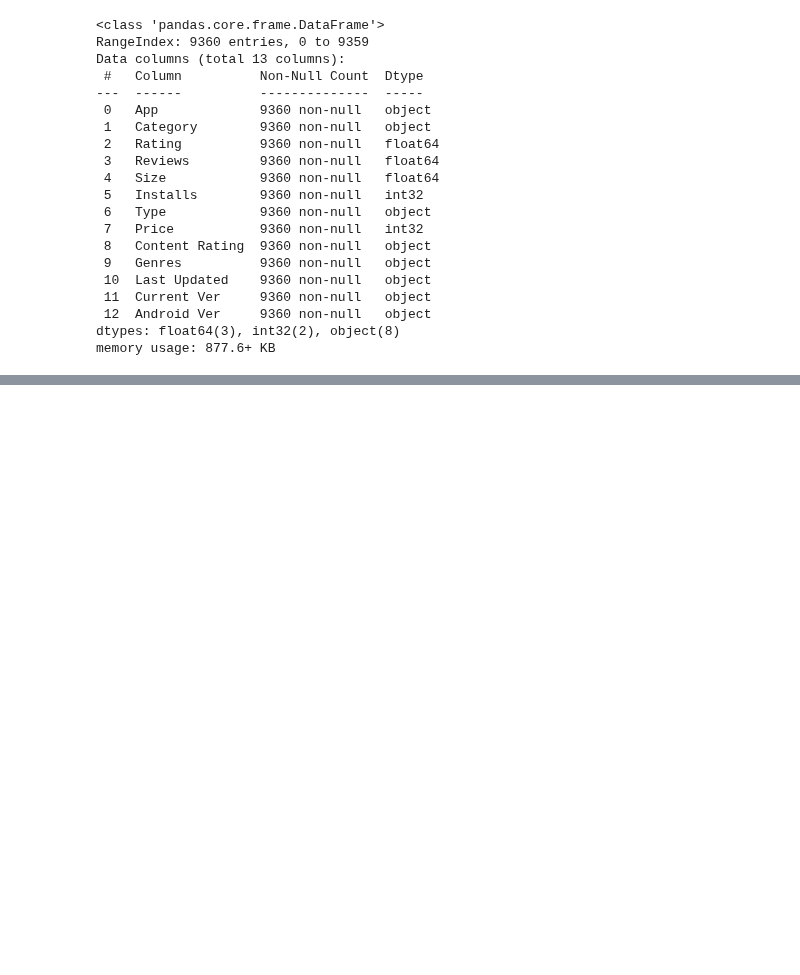
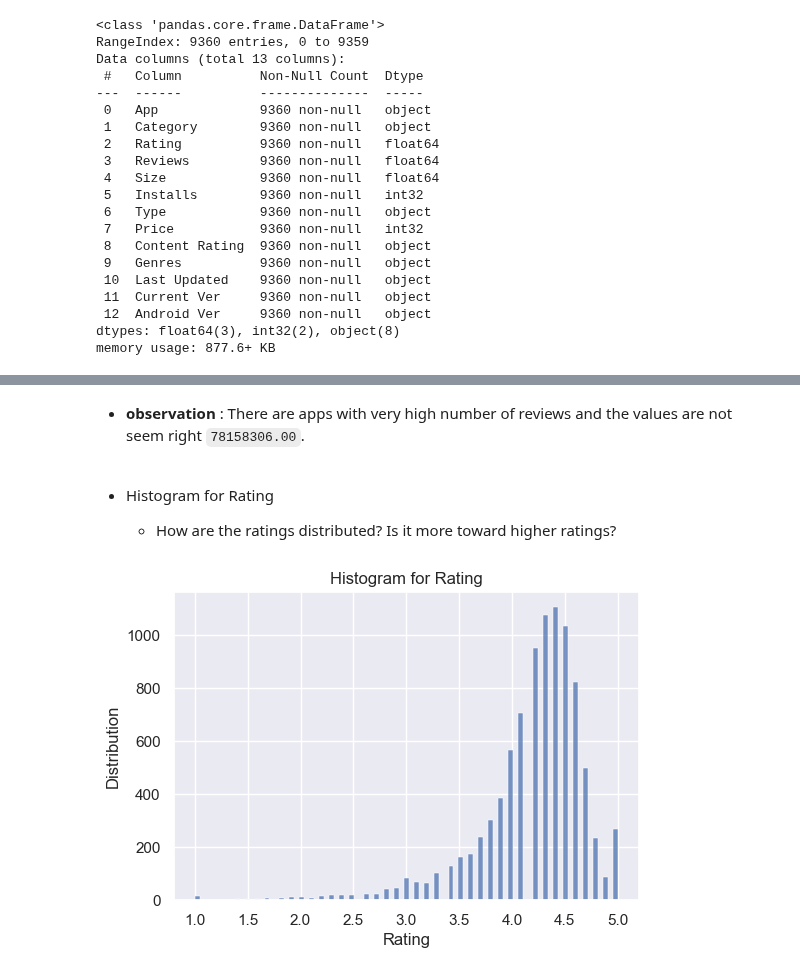
Before and after one commit to mungekarkiran/Basic_Python, a Jupyter notebook: Nidhi Miss/APP RATING PREDICTION/APP RATING PREDICTION.ipynb, the cells around one changed output, grey strips where cells are left out. Drawn from its saved outputs; the diff is of its cells as text; code cells hidden in the pictures; blank space fills up the shorter version.

```diff
--- a/Nidhi Miss/APP RATING PREDICTION/APP RATING PREDICTION.ipynb
+++ b/Nidhi Miss/APP RATING PREDICTION/APP RATING PREDICTION.ipynb
@@ -210,0 +310,14 @@ memory usage: 877.6+ KB
+# %% [markdown]
+- **observation** : There are apps with very high number of reviews and  the values are not seem right `78158306.00`.
+# %% [markdown]
+- Histogram for Rating
+
+	- How are the ratings distributed? Is it more toward higher ratings?
+# %%
+sns.histplot(data['Rating'])
+plt.title('Histogram for Rating')
+plt.xlabel('Rating')
+plt.ylabel('Distribution')
+plt.show()
+# %% [output]
+[figure, added]
```
Also changed, not shown: parts of 49 cells of this notebook.
